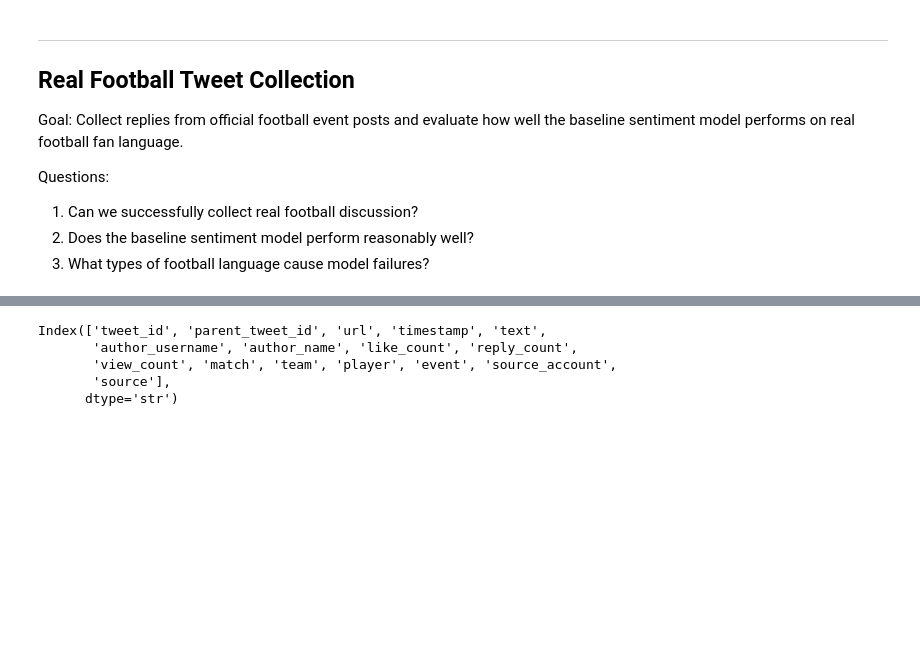
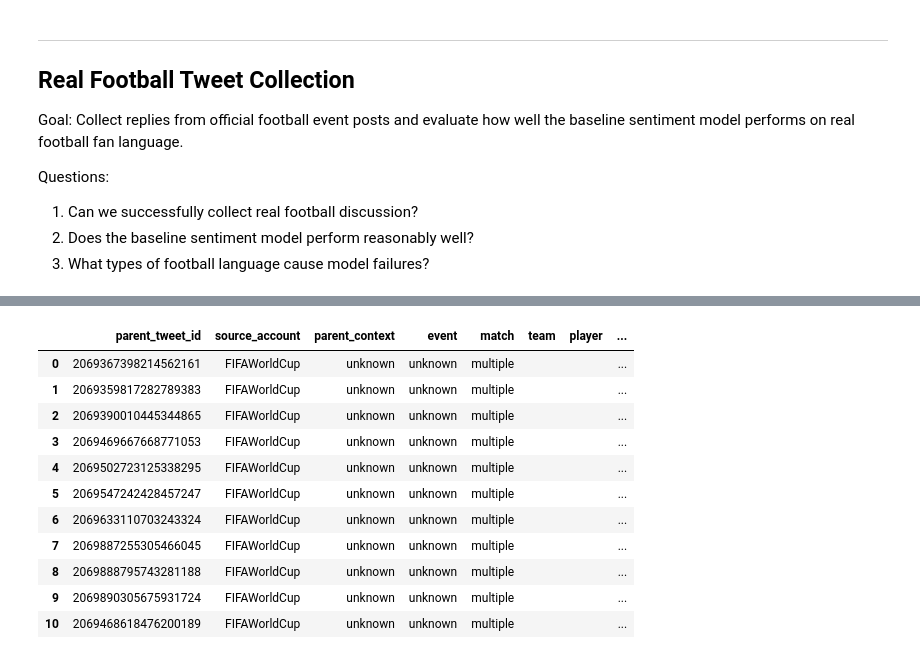
Before and after one commit to ryandong05/world-cup-sentiment-tracker, a Jupyter notebook: notebooks/03_api_data_preprocessing.ipynb, the cells around one changed output, grey strips where cells are left out. Cells and saved outputs as stored; diff of their text form; code cells hidden in the pictures; blank space fills up the shorter version.

```diff
--- a/notebooks/03_api_data_preprocessing.ipynb
+++ b/notebooks/03_api_data_preprocessing.ipynb
@@ -99,8 +49,0 @@ raw_df.head()
-# %%
-raw_df.columns
-# %% [output]
-Index(['tweet_id', 'parent_tweet_id', 'url', 'timestamp', 'text',
-       'author_username', 'author_name', 'like_count', 'reply_count',
-       'view_count', 'match', 'team', 'player', 'event', 'source_account',
-       'source'],
-      dtype='str')
@@ -111,0 +82,21 @@ raw_df.to_csv(
+# %%
+seed_df = pd.read_csv(
+    SEED_TWEETS_PATH,
+    dtype={"parent_tweet_id": "string"},
+    keep_default_na=False,
+)
+
+seed_df
+# %% [output]
+|  | parent_tweet_id | source_account | parent_context | event | match | team | player | ... |
+| 0 | 2069367398214562161 | FIFAWorldCup | unknown | unknown | multiple |  |  | ... |
+| 1 | 2069359817282789383 | FIFAWorldCup | unknown | unknown | multiple |  |  | ... |
+| 2 | 2069390010445344865 | FIFAWorldCup | unknown | unknown | multiple |  |  | ... |
+| 3 | 2069469667668771053 | FIFAWorldCup | unknown | unknown | multiple |  |  | ... |
+| 4 | 2069502723125338295 | FIFAWorldCup | unknown | unknown | multiple |  |  | ... |
+| 5 | 2069547242428457247 | FIFAWorldCup | unknown | unknown | multiple |  |  | ... |
+| 6 | 2069633110703243324 | FIFAWorldCup | unknown | unknown | multiple |  |  | ... |
+| 7 | 2069887255305466045 | FIFAWorldCup | unknown | unknown | multiple |  |  | ... |
+| 8 | 2069888795743281188 | FIFAWorldCup | unknown | unknown | multiple |  |  | ... |
+| 9 | 2069890305675931724 | FIFAWorldCup | unknown | unknown | multiple |  |  | ... |
+| 10 | 2069468618476200189 | FIFAWorldCup | unknown | unknown | multiple |  |  | ... |
```
Also changed, not shown: parts of 21 cells of this notebook, 3 other files.
